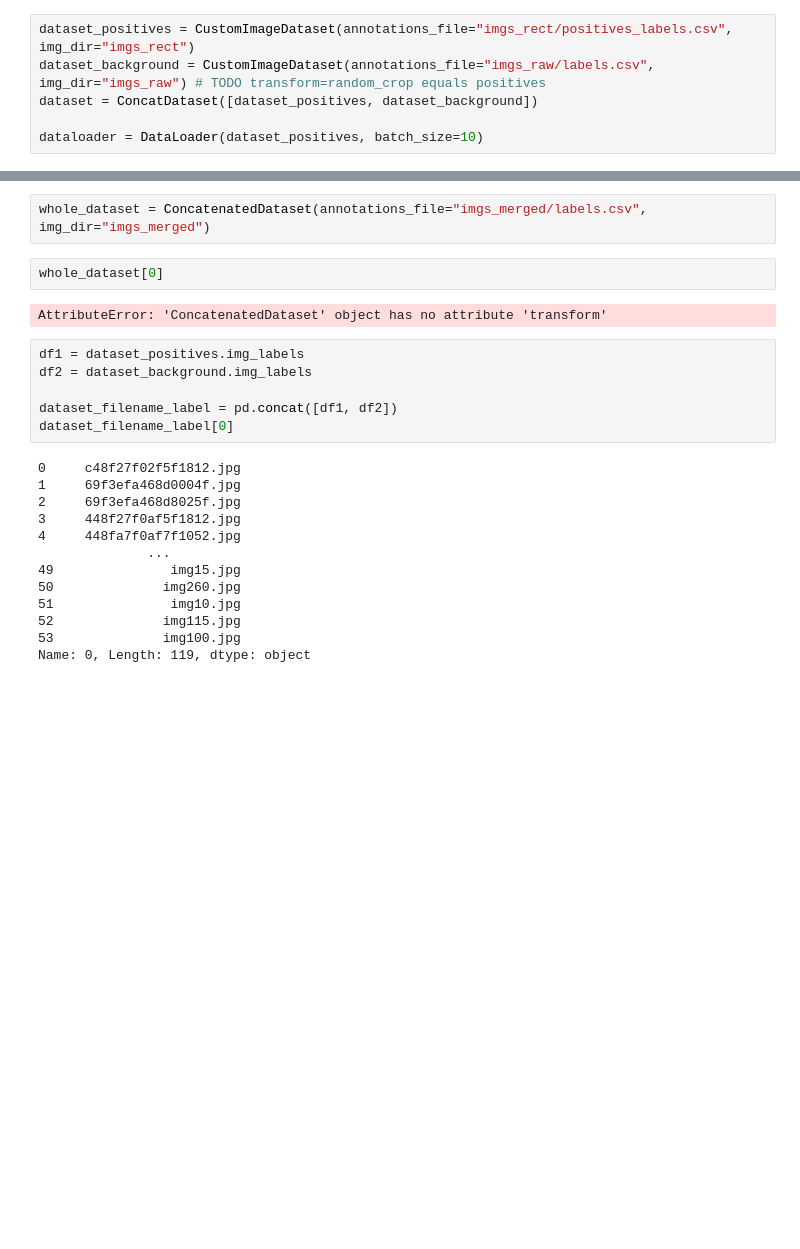
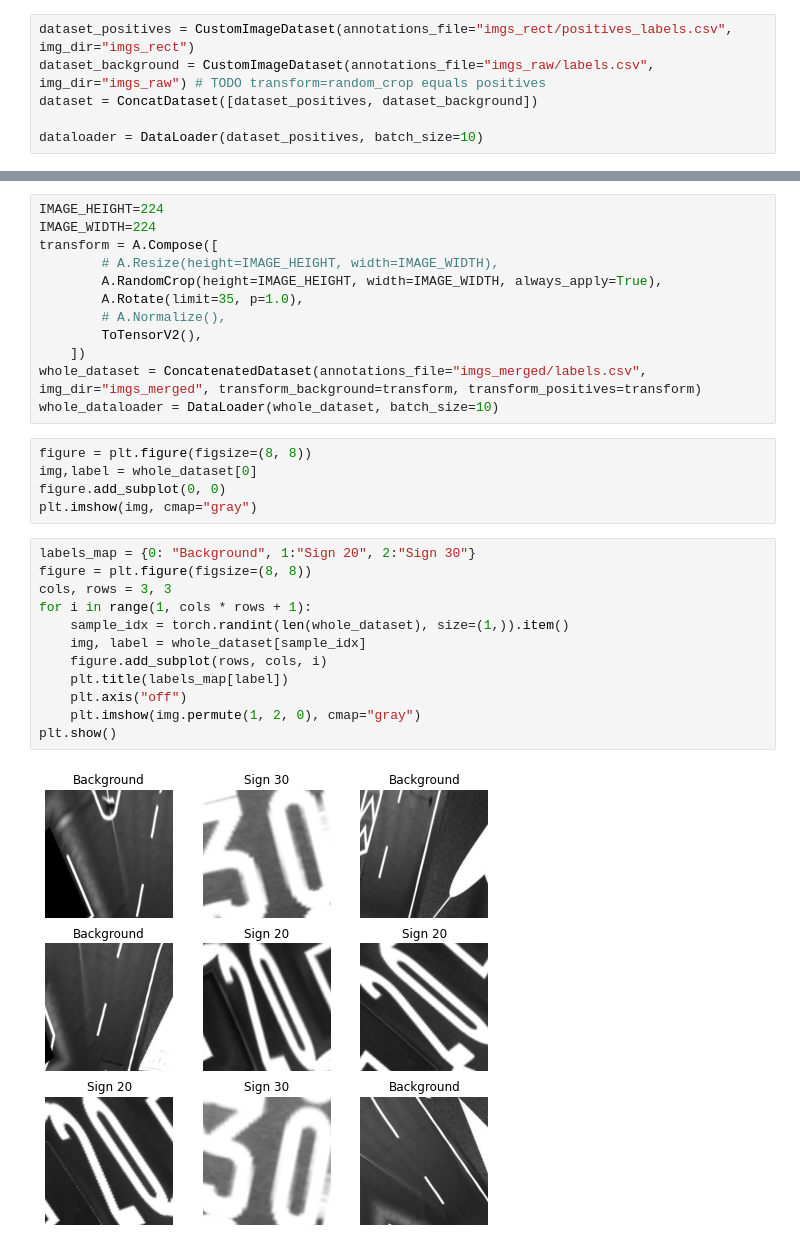
Before and after one commit to hpiotr6/road-markings-detection, a Jupyter notebook: another_notebook.ipynb, the cells around one changed output, grey strips where cells are left out. Cells and saved outputs as stored; diff of their text form; blank space fills up the shorter version.

```diff
--- a/another_notebook.ipynb
+++ b/another_notebook.ipynb
@@ -77,26 +90,32 @@ plt.show()
-# %%
-whole_dataset = ConcatenatedDataset(annotations_file="imgs_merged/labels.csv", img_dir="imgs_merged")
-# %%
-whole_dataset[0]
-# %% [output]
-AttributeError: 'ConcatenatedDataset' object has no attribute 'transform'
-# %%
-df1 = dataset_positives.img_labels
-df2 = dataset_background.img_labels
-
-dataset_filename_label = pd.concat([df1, df2])
-dataset_filename_label[0]
-# %% [output]
-0     c48f27f02f5f1812.jpg
-1     69f3efa468d0004f.jpg
-2     69f3efa468d8025f.jpg
-3     448f27f0af5f1812.jpg
-4     448fa7f0af7f1052.jpg
-              ...
-49               img15.jpg
-50              img260.jpg
-51               img10.jpg
-52              img115.jpg
-53              img100.jpg
-Name: 0, Length: 119, dtype: object
+# %%
+IMAGE_HEIGHT=224
+IMAGE_WIDTH=224
+transform = A.Compose([
+        # A.Resize(height=IMAGE_HEIGHT, width=IMAGE_WIDTH),
+        A.RandomCrop(height=IMAGE_HEIGHT, width=IMAGE_WIDTH, always_apply=True),
+        A.Rotate(limit=35, p=1.0),
+        # A.Normalize(),
+        ToTensorV2(),
+    ])
+whole_dataset = ConcatenatedDataset(annotations_file="imgs_merged/labels.csv", img_dir="imgs_merged", transform_background=transform, transform_positives=transform)
+whole_dataloader = DataLoader(whole_dataset, batch_size=10)
+# %%
+figure = plt.figure(figsize=(8, 8))
+img,label = whole_dataset[0]
+figure.add_subplot(0, 0)
+plt.imshow(img, cmap="gray")
+# %%
+labels_map = {0: "Background", 1:"Sign 20", 2:"Sign 30"}
+figure = plt.figure(figsize=(8, 8))
+cols, rows = 3, 3
+for i in range(1, cols * rows + 1):
+    sample_idx = torch.randint(len(whole_dataset), size=(1,)).item()
+    img, label = whole_dataset[sample_idx]
+    figure.add_subplot(rows, cols, i)
+    plt.title(labels_map[label])
+    plt.axis("off")
+    plt.imshow(img.permute(1, 2, 0), cmap="gray")
+plt.show()
+# %% [output]
+[figure, added]
 # %%
```
Also changed, not shown: parts of 4 cells of this notebook.
